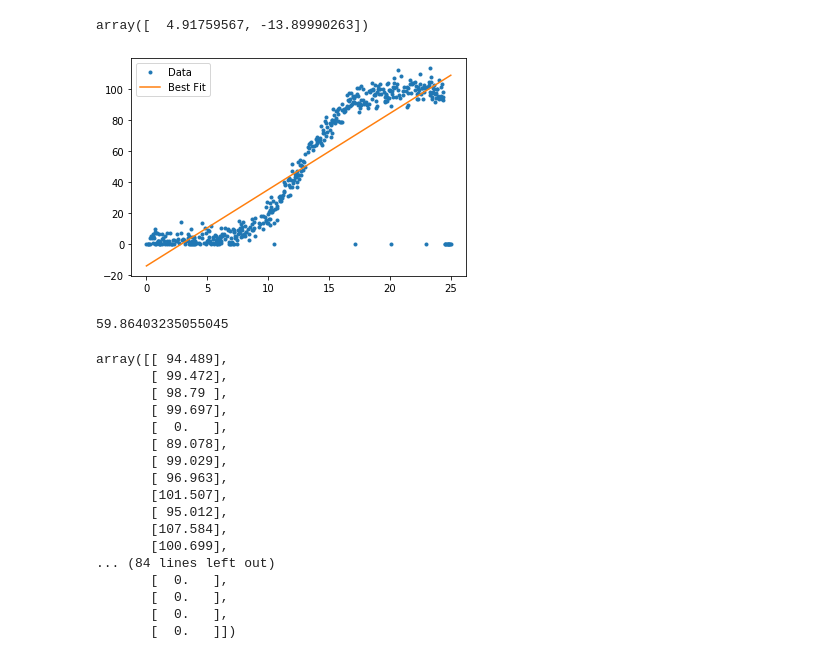
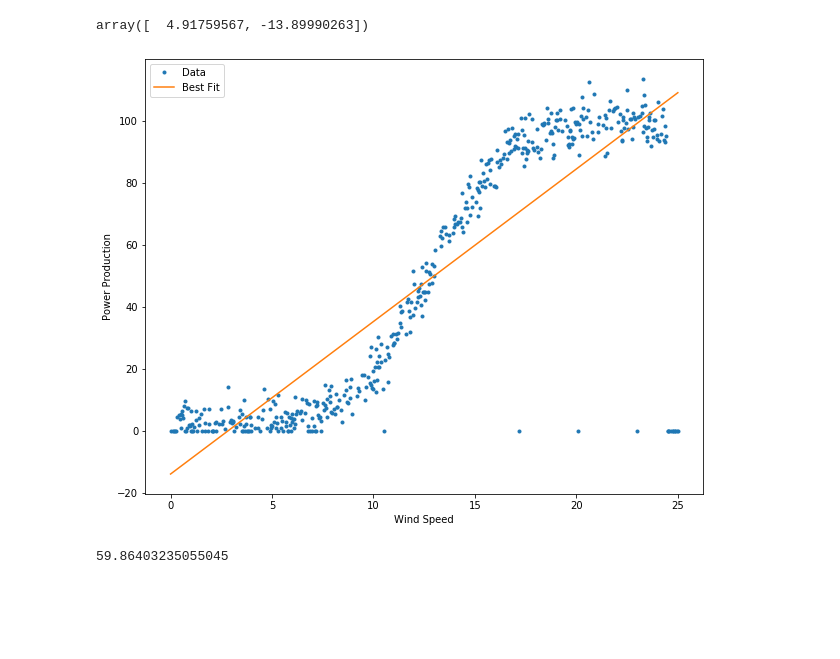
Before and after one commit to hayleydoherty/FundofDAProject, a Jupyter notebook: Project.ipynb, the cells around one changed output. Saved outputs shown, nothing was run; the diff lists cells and outputs as text; code cells hidden in the pictures; blank space fills up the shorter version.

```diff
--- a/Project.ipynb
+++ b/Project.ipynb
@@ -85,12 +40,15 @@ coeffs
 # %% [output]
 array([  4.91759567, -13.89990263])
 # %%
+plt.figure(figsize=(10, 8))
 plt.plot(x, y, '.', label = "Data")
 plt.plot(x, coeffs[0] * x + coeffs[1], '-', label = "Best Fit")
+plt.xlabel('Wind Speed')
+plt.ylabel('Power Production')
 plt.legend()
 plt.show()
 # %% [output]
-[figure, old version]
+[figure, new version]
 # %%
 pred1 = coeffs[0] * 15 + coeffs[1]
 pred1
@@ -108,23 +56,0 @@ x_test = x[400:]
-# %%
-# split data into training and testing sets
-y_train = y[:400]
-y_test = y[400:]
-y_test
-# %% [output]
-array([[ 94.489],
-       [ 99.472],
-       [ 98.79 ],
-       [ 99.697],
-       [  0.   ],
-       [ 89.078],
-       [ 99.029],
-       [ 96.963],
-       [101.507],
-       [ 95.012],
-       [107.584],
-       [100.699],
-... (84 lines left out)
-       [  0.   ],
-       [  0.   ],
-       [  0.   ],
-       [  0.   ]])
```
Also changed, not shown: parts of 59 cells of this notebook, 1 other file.
